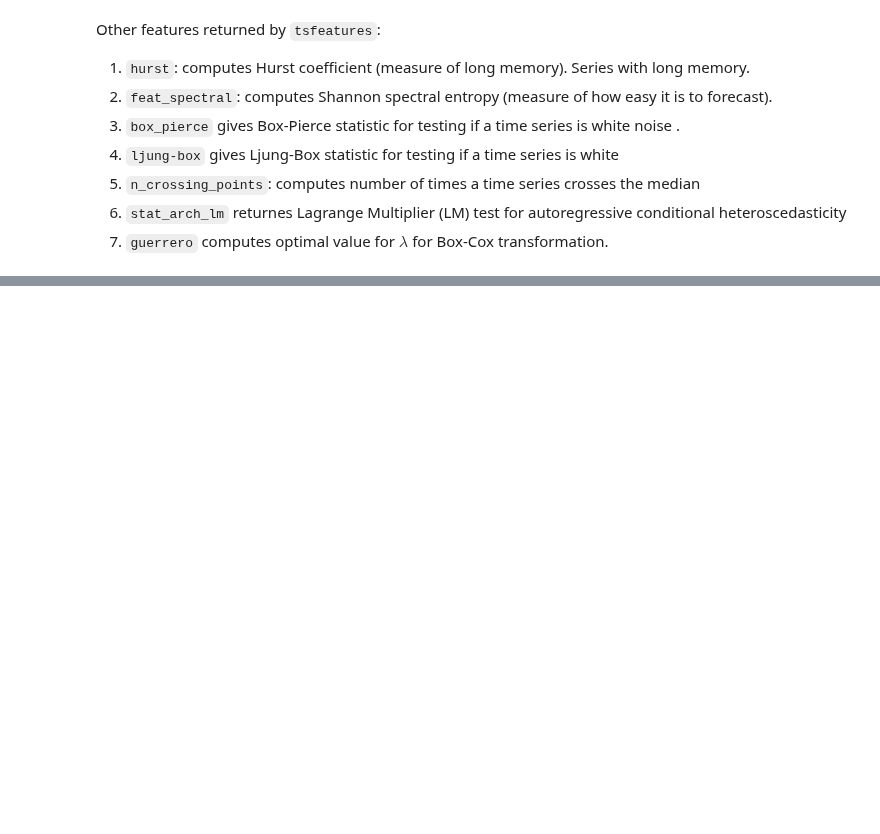
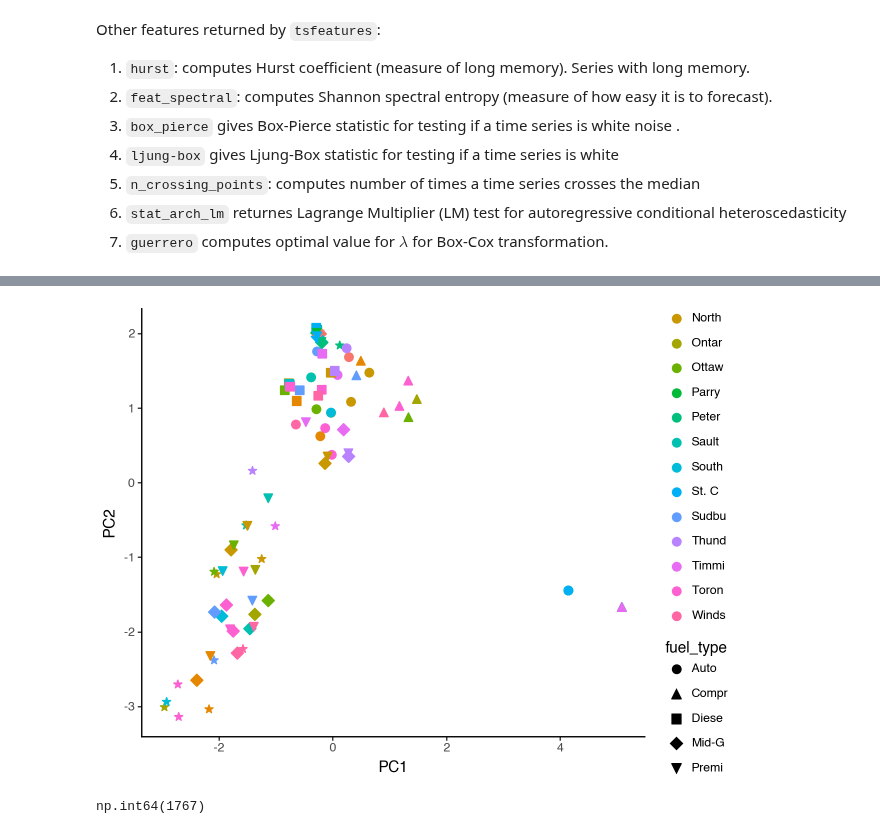
Before and after one commit to sebsciarra/gas_pump_prices, a Jupyter notebook: notebooks/chap4_time_series_features.ipynb, the cells around one changed output, grey strips where cells are left out. Cells and saved outputs as stored; diff of their text form; code cells hidden in the pictures; blank space fills up the shorter version.

```diff
--- a/notebooks/chap4_time_series_features.ipynb
+++ b/notebooks/chap4_time_series_features.ipynb
@@ -245,0 +300,40 @@ all_feat.head(10)
+# %%
+# Using PCA
+features = all_feat.columns[all_feat.notna().all()].tolist()
+exclude = ['unique_id', 'city', 'fuel_type']
+
+features = [col for col in features if col not in exclude]
+
+
+X = all_feat[features]
+y = all_feat[["city","fuel_type"]]
+
+scaler = StandardScaler()
+scaled_features = scaler.fit_transform(X)
+
+pca = PCA(n_components=2)
+principal_components = pca.fit_transform(scaled_features)
+
+# Plotting the first two PCA components
+pca_df = pd.DataFrame(data=principal_components, columns=["PC1", "PC2"])
+pca_df[["city", "fuel_type"]] = y
+pca_df["city"] = pca_df["city"].str.slice(0, 5)
+pca_df["fuel_type"] = pca_df["fuel_type"].str.slice(0, 5)
+
+(ggplot(data=pca_df, mapping=aes(x='PC1', y='PC2', color='city', shape='fuel_type')) +
+ geom_point(size=3) +
+ theme_classic())
+# %% [output]
+[figure, added]
+# %%
+# Time series plots fo St. Catherines Auto propane and Thunder Bay Compressed Natural Gas
+df_st_cath = df_ontario_gas.loc[df_ontario_gas['Fuel Type'].eq('Auto Propane') &
+                                df_ontario_gas['city'].eq("St. Catharine's")]
+df_st_cath['y'].eq(0).sum()
+
+df_thunder_bay = df_ontario_gas.loc[df_ontario_gas['Fuel Type'].eq('Compressed Natural Gas') &
+                                df_ontario_gas['city'].eq("Thunder Bay")]
+
+df_thunder_bay['y'].eq(0).sum()
+# %% [output]
+np.int64(1767)
```
Also changed, not shown: parts of 8 cells of this notebook, 1 other file.
